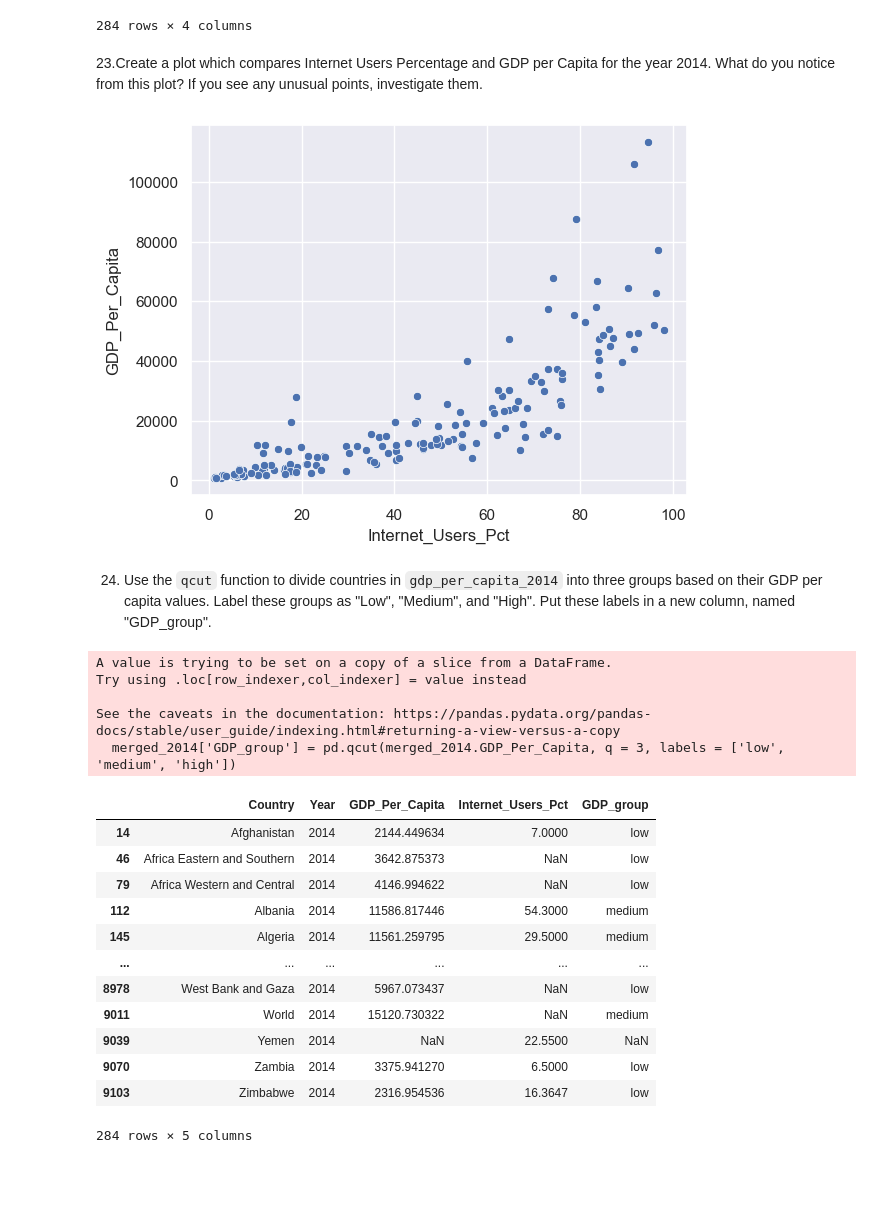
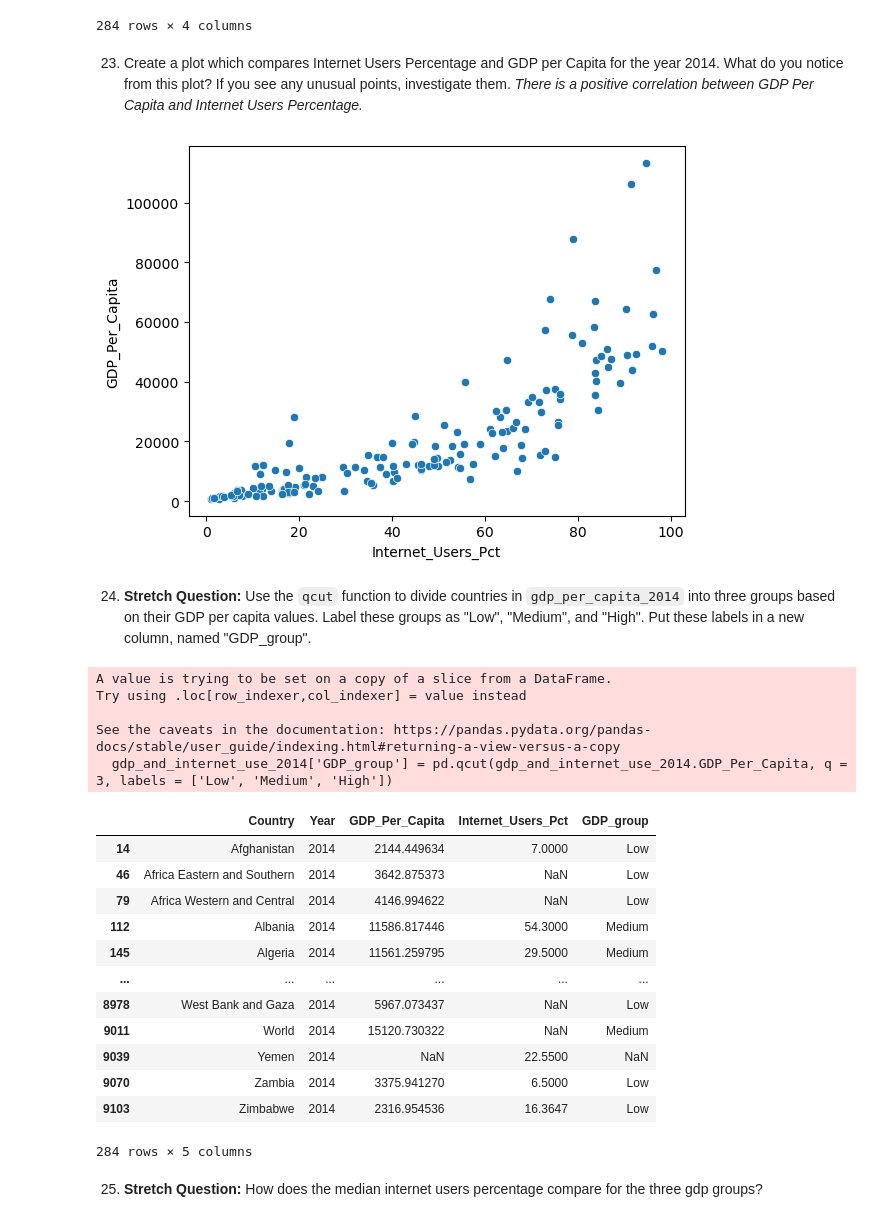
Before and after one commit to JennaLovesData/gdp-and-internet-usage-Project, a Jupyter notebook: notebook/UN_Project.ipynb, the cells around one changed output. Saved outputs shown, nothing was run; the diff lists cells and outputs as text; code cells hidden in the pictures; blank space fills up the shorter version.

```diff
--- a/notebook/UN_Project.ipynb
+++ b/notebook/UN_Project.ipynb
@@ -56,5 +44,5 @@ gdp_df.head()
 # %%
-gdp_df=gdp_df1.rename(columns = {'Country or Area': 'Country', 'Value': 'GDP_Per_Capita'})
+gdp_df=gdp_df.rename(columns = {'Country or Area': 'Country', 'Value': 'GDP_Per_Capita'})
 gdp_df
 # %% [output]
 |  | Country | Year | GDP_Per_Capita |
@@ -585,8 +587,8 @@ len(use_2014.value_counts())
 # %% [markdown]
 20. Merge the two DataFrames to one. Do this in a way that keeps **all rows** from each of the two DataFrames. Call the new DataFrame `gdp_and_internet_use`. Look at the first and last few rows to confirm that it merged correctly.
 # %%
-merged = pd.merge(gdp_df, internet_df, on = ['Country', 'Year'], how = 'outer')
-merged
+gdp_and_internet_use = pd.merge(gdp_df, internet_df, on = ['Country', 'Year'], how = 'outer')
+gdp_and_internet_use
 # %% [output]
 |  | Country | Year | GDP_Per_Capita | Internet_Users_Pct |
 | 0 | Afghanistan | 1990 | NaN | 0.000000 |
@@ -637,8 +639,8 @@ g.map_dataframe(sns.lineplot, x="Year", y="GDP_Per_Capita")
 # %% [markdown]
 22. Subset `gdp_and_internet_use` to just the year 2014. Save this as a new dataframe named `gdp_and_internet_use_2014`.
 # %%
-merged_2014 = merged.loc[merged.Year == 2014]
-merged_2014
+gdp_and_internet_use_2014 = gdp_and_internet_use.loc[gdp_and_internet_use.Year == 2014]
+gdp_and_internet_use_2014
 # %% [output]
 |  | Country | Year | GDP_Per_Capita | Internet_Users_Pct |
 | 14 | Afghanistan | 2014 | 2144.449634 | 7.0000 |
@@ -654,33 +656,36 @@ merged_2014
 | 9103 | Zimbabwe | 2014 | 2316.954536 | 16.3647 |
 284 rows × 4 columns
 # %% [markdown]
-23.Create a plot which compares Internet Users Percentage and GDP per Capita for the year 2014. What do you notice from this plot? If you see any unusual points, investigate them.
+23. Create a plot which compares Internet Users Percentage and GDP per Capita for the year 2014. What do you notice from this plot? If you see any unusual points, investigate them.
+*There is a positive correlation between GDP Per Capita and Internet Users Percentage.*
 # %%
-sns.scatterplot(x="Internet_Users_Pct", y="GDP_Per_Capita", data=merged_2014)
+sns.scatterplot(x="Internet_Users_Pct", y="GDP_Per_Capita", data=gdp_and_internet_use_2014)
 plt.show()
 # %% [output]
-[figure, old version]
+[figure, new version]
 # %% [markdown]
-24. Use the `qcut` function to divide countries in `gdp_per_capita_2014` into three groups based on their GDP per capita values. Label these groups as "Low", "Medium", and "High". Put these labels in a new column, named "GDP_group".
+24. **Stretch Question:**  Use the `qcut` function to divide countries in `gdp_per_capita_2014` into three groups based on their GDP per capita values. Label these groups as "Low", "Medium", and "High". Put these labels in a new column, named "GDP_group".
 # %%
-merged_2014['GDP_group'] = pd.qcut(merged_2014.GDP_Per_Capita, q = 3, labels = ['low', 'medium', 'high'])
-merged_2014
+gdp_and_internet_use_2014['GDP_group'] = pd.qcut(gdp_and_internet_use_2014.GDP_Per_Capita, q = 3, labels = ['Low', 'Medium', 'High'])
+gdp_and_internet_use_2014
 # %% [output]
 A value is trying to be set on a copy of a slice from a DataFrame.
 Try using .loc[row_indexer,col_indexer] = value instead
 
 See the caveats in the documentation: https://pandas.pydata.org/pandas-docs/stable/user_guide/indexing.html#returning-a-view-versus-a-copy
-  merged_2014['GDP_group'] = pd.qcut(merged_2014.GDP_Per_Capita, q = 3, labels = ['low', 'medium', 'high'])
+  gdp_and_internet_use_2014['GDP_group'] = pd.qcut(gdp_and_internet_use_2014.GDP_Per_Capita, q = 3, labels = ['Low', 'Medium', 'High'])
 |  | Country | Year | GDP_Per_Capita | Internet_Users_Pct | GDP_group |
-| 14 | Afghanistan | 2014 | 2144.449634 | 7.0000 | low |
-| 46 | Africa Eastern and Southern | 2014 | 3642.875373 | NaN | low |
-| 79 | Africa Western and Central | 2014 | 4146.994622 | NaN | low |
-| 112 | Albania | 2014 | 11586.817446 | 54.3000 | medium |
-| 145 | Algeria | 2014 | 11561.259795 | 29.5000 | medium |
+| 14 | Afghanistan | 2014 | 2144.449634 | 7.0000 | Low |
+| 46 | Africa Eastern and Southern | 2014 | 3642.875373 | NaN | Low |
+| 79 | Africa Western and Central | 2014 | 4146.994622 | NaN | Low |
+| 112 | Albania | 2014 | 11586.817446 | 54.3000 | Medium |
+| 145 | Algeria | 2014 | 11561.259795 | 29.5000 | Medium |
 | ... | ... | ... | ... | ... | ... |
-| 8978 | West Bank and Gaza | 2014 | 5967.073437 | NaN | low |
-| 9011 | World | 2014 | 15120.730322 | NaN | medium |
+| 8978 | West Bank and Gaza | 2014 | 5967.073437 | NaN | Low |
+| 9011 | World | 2014 | 15120.730322 | NaN | Medium |
 | 9039 | Yemen | 2014 | NaN | 22.5500 | NaN |
-| 9070 | Zambia | 2014 | 3375.941270 | 6.5000 | low |
-| 9103 | Zimbabwe | 2014 | 2316.954536 | 16.3647 | low |
+| 9070 | Zambia | 2014 | 3375.941270 | 6.5000 | Low |
+| 9103 | Zimbabwe | 2014 | 2316.954536 | 16.3647 | Low |
 284 rows × 5 columns
+# %% [markdown]
+25. **Stretch Question:** How does the median internet users percentage compare for the three gdp groups?
```
Also changed, not shown: parts of 74 cells of this notebook.
